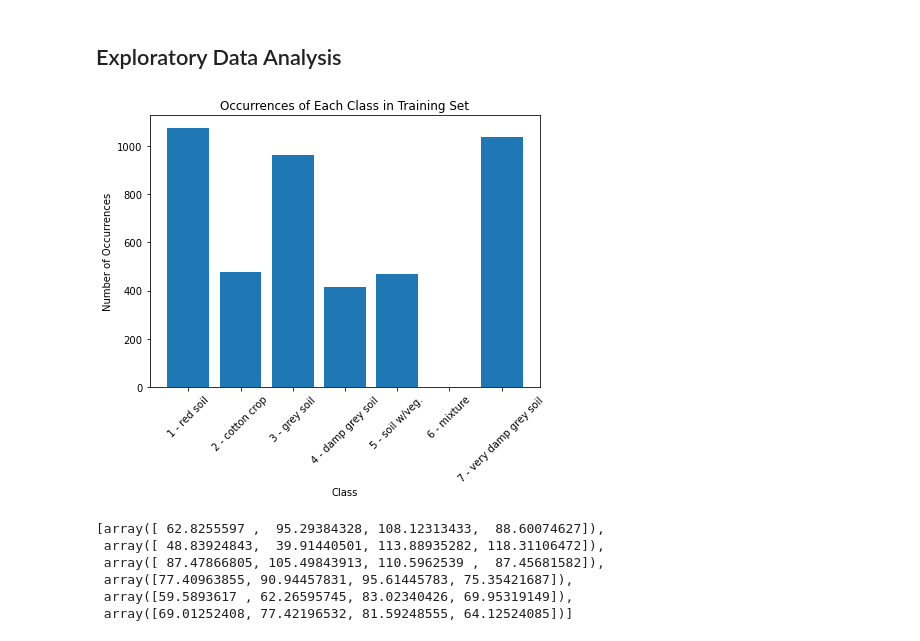
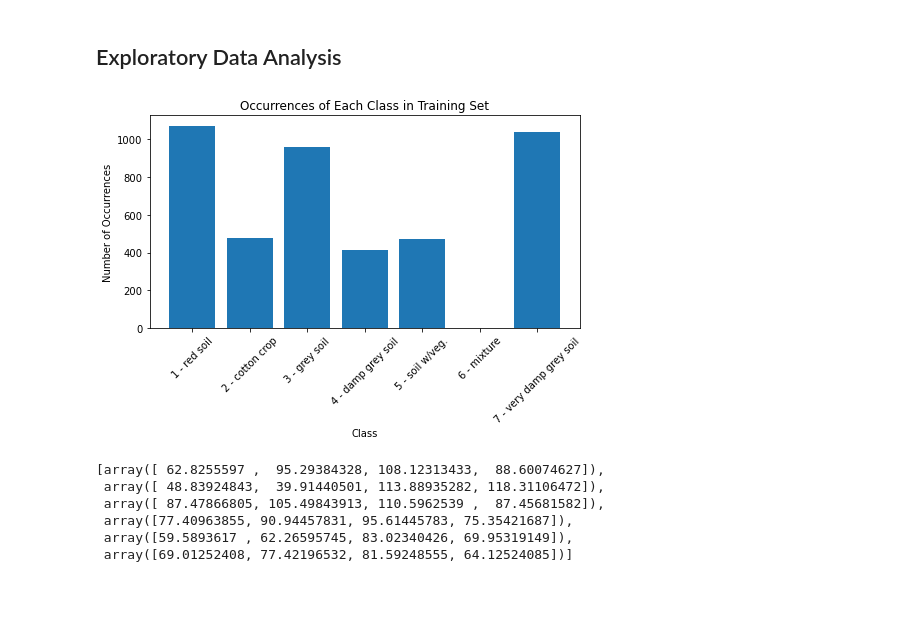
Before and after one commit to jstodd867/landsat-classification, a Jupyter notebook: Capstone_2_Landsat.ipynb, the cells around one changed output. Saved outputs shown, nothing was run; the diff lists cells and outputs as text; code cells hidden in the pictures; blank space fills up the shorter version.

```diff
--- a/Capstone_2_Landsat.ipynb
+++ b/Capstone_2_Landsat.ipynb
@@ -71,12 +71,15 @@ labels, labels_inverse, label_counts = class_counts(y_train)
 # %%
 fig, ax = plt.subplots(figsize=(7,5))
 ax.bar(labels, label_counts)
 ax.set_xlabel('Class')
 ax.set_ylabel('Number of Occurrences')
 ax.set_title('Occurrences of Each Class in Training Set')
 ax.set_xticklabels(['','1 - red soil', '2 - cotton crop', '3 - grey soil', '4 - damp grey soil', '5 - soil w/veg.', '6 - mixture', '7 - very damp grey soil'], rotation=45);
+
+plt.tight_layout()
+plt.savefig('imgs/train_class_count.png')
 # %% [output]
-[figure, old version]
+[figure, new version]
 # %%
 # Calculate and plot mean spectral signature for each class
 means = []
```
Also changed, not shown: parts of 15 cells of this notebook, 2 other files.
